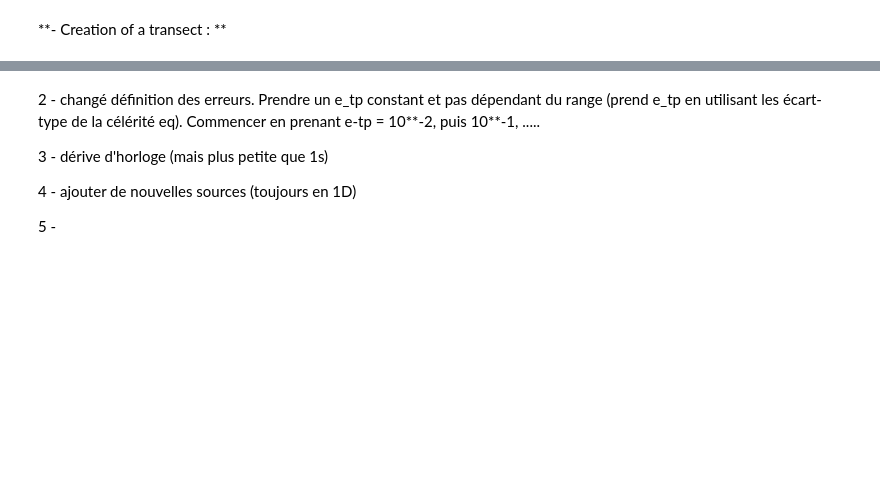
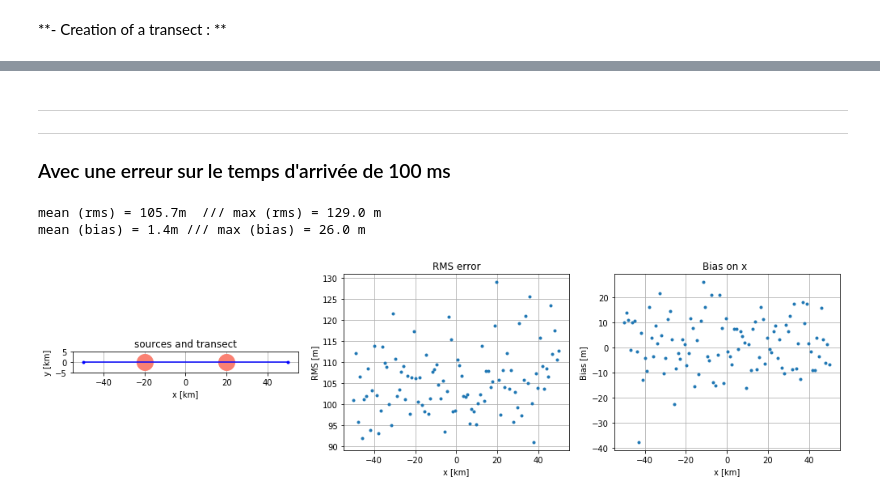
Before and after one commit to ponchama/Cognac_Acoustique, a Jupyter notebook: Geolocation/geolocation_1D.ipynb, the cells around one changed output, grey strips where cells are left out. Cells and saved outputs as stored; diff of their text form; code cells hidden in the pictures; blank space fills up the shorter version.

```diff
--- a/Geolocation/geolocation_1D.ipynb
+++ b/Geolocation/geolocation_1D.ipynb
@@ -208,6 +195,7 @@ plt.show()
 **- Function "simu" : simulations for one receiver position ; returns rms and bias.  **
 # %%
 def simu (r, sources, Nmc, var) :
+    ''' It returns rms and bias on x position for one receiver position'''
     x=np.zeros(Nmc)
     y=np.zeros(Nmc)
     dt=np.zeros(Nmc)
@@ -230,7 +218,7 @@ def simu (r, sources, Nmc, var) :
         for j in range(1):
             x[i], dt[i], success, message, res = geolocalize_xtmap_1D(r, sources, pmap, \
                                                                          clock_drift=False, \
-                                                                         x0=[x[i], dt[i]])
+                                                                         x0=[x[i],y[i], dt[i]])
         if success :
             su[i] = 1
         elif message.find('iterations')!= -1 :
@@ -244,12 +232,13 @@ def simu (r, sources, Nmc, var) :
 
 
     # rms error on the receiver position
-    d_rms = np.sqrt( np.mean( (x[np.where(su==1)] - r.x)**2  + (y[np.where(su==1)] - r.y)**2 ) )
+    d_rms = np.sqrt( np.mean( (x[np.where(su==1)] - r.x)**2 ) )
     # biais on the receiver position
-    biais_x = x[np.where(su==1)].mean()-r.x
-    biais_y = y[np.where(su==1)].mean()-r.y
-    #biais = np.sqrt(biais_x**2 + biais_y**2)
-    return (d_rms, bias_x, bias_y, su)
+    bias_x = x[np.where(su==1)].mean()-r.x
+    bias_y = y[np.where(su==1)].mean()-r.y
+    #print('x[np.where(su==1)].mean() :' , x[np.where(su==1)].mean())
+    #print('r.x : ', r.x)
+    return (d_rms, bias_x, su)
 # %% [markdown]
 **- Calculation and plot functions for transects : **
 # %%
@@ -363,4 +326,0 @@ print("%.1f" %(rej/tot*100.) + "% des minimisations ont échoué.")
-# %%
-L = 80.* 1.e3
-X = np.linspace(-L/2.,L/2.,80)  # resolution : 1km
-Y = 0.
@@ -396,8 +357,0 @@ min (bias) = 0.0 m
-# %% [markdown]
-2 -  changé définition des erreurs. Prendre un e_tp constant et pas dépendant du range (prend e_tp en utilisant les écart-type de la célérité eq). Commencer en prenant e-tp = 10**-2, puis 10**-1, .....
-
-3 - dérive d'horloge (mais plus petite que 1s)
-
-4 - ajouter de nouvelles sources (toujours en 1D)
-
-5 -
@@ -408,0 +358,4 @@ for i, s in enumerate(sources):
+# %% [markdown]
+---
+---
+### Avec une erreur sur le temps d'arrivée de 100 ms
@@ -408,0 +365,10 @@ for i, s in enumerate(sources):
+# %%
+Nmc = 100          # number of simulations
+var = 'celerity'   # only celerity is varying
+RMS_t, BiasX_t, Success_t = transect (sources, X, Y, Nmc, var)
+# %%
+plot_transect(sources, X, Y, RMS_t, BiasX_t)
+# %% [output]
+mean (rms) = 105.7m  /// max (rms) = 129.0 m
+mean (bias) = 1.4m /// max (bias) = 26.0 m
+[figure, added]
```
Also changed, not shown: parts of 38 cells of this notebook, 1 other file.
